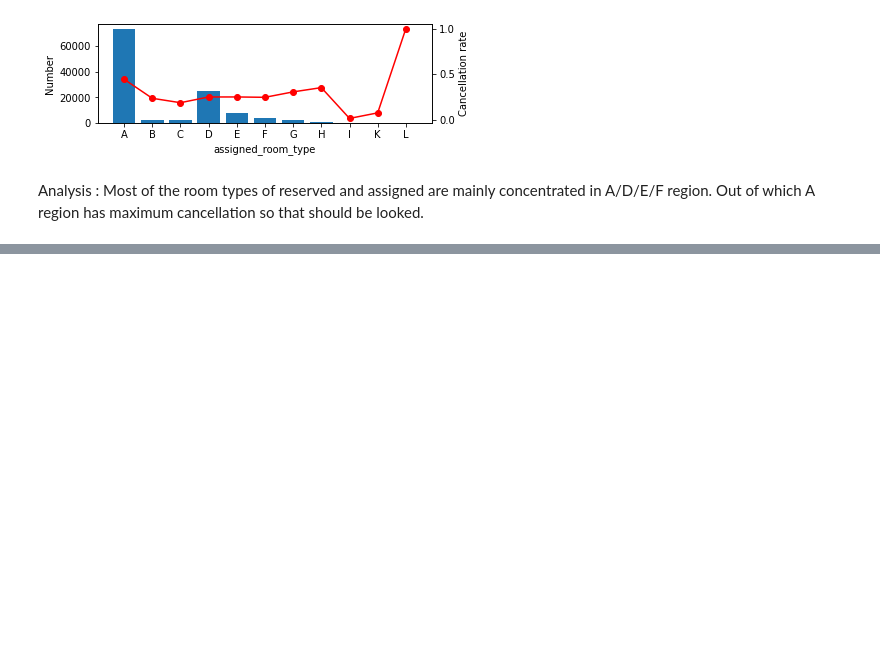
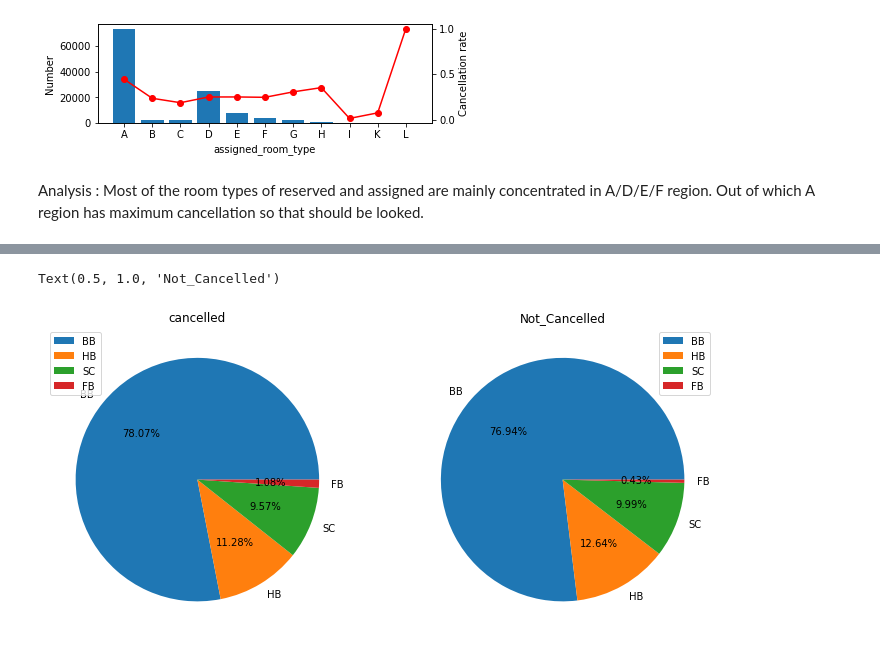
Before and after one commit to Learner890/Hotel-Booking-Analysis, a Jupyter notebook: Copy_of_Hotel_Booking_Analysis_Capstone_Project.ipynb, the cells around one changed output, grey strips where cells are left out. Saved outputs shown, nothing was run; the diff lists cells and outputs as text; code cells hidden in the pictures; blank space fills up the shorter version.

```diff
--- a/Copy_of_Hotel_Booking_Analysis_Capstone_Project.ipynb
+++ b/Copy_of_Hotel_Booking_Analysis_Capstone_Project.ipynb
@@ -306,0 +361,17 @@ Analysis : Most of the room types of reserved and assigned are mainly concentrat
+# %%
+plt.figure(figsize=(12, 6))
+plt.subplot(121)
+labels=Hotel_bk_df_1[Hotel_bk_df_1['is_canceled']==1].meal.value_counts().index
+plt.pie(Hotel_bk_df_1[Hotel_bk_df_1['is_canceled']==1].meal.value_counts(),labels=labels,autopct="%.2f%%")   #autopct=to get values of pie section
+plt.title('cancelled')
+plt.legend(loc=2)
+plt.subplot(122)
+labels2=Hotel_bk_df_1[Hotel_bk_df_1['is_canceled']==0].meal.value_counts().index
+plt.pie(Hotel_bk_df_1[Hotel_bk_df_1['is_canceled']==0].meal.value_counts(),
+       labels=labels2 ,
+        autopct="%.2f%%")
+plt.legend(loc=1)
+plt.title('Not_Cancelled')
+# %% [output]
+Text(0.5, 1.0, 'Not_Cancelled')
+[figure, added]
```
Also changed, not shown: parts of 15 cells of this notebook.
